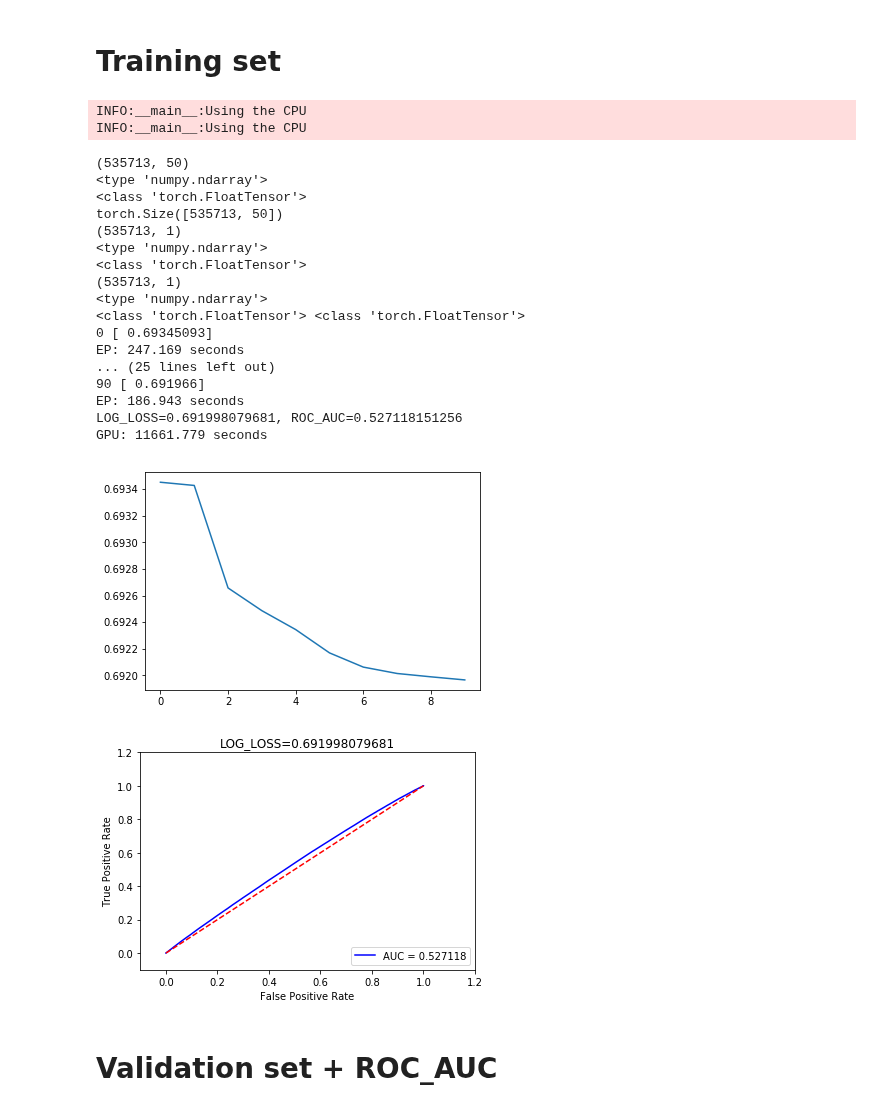
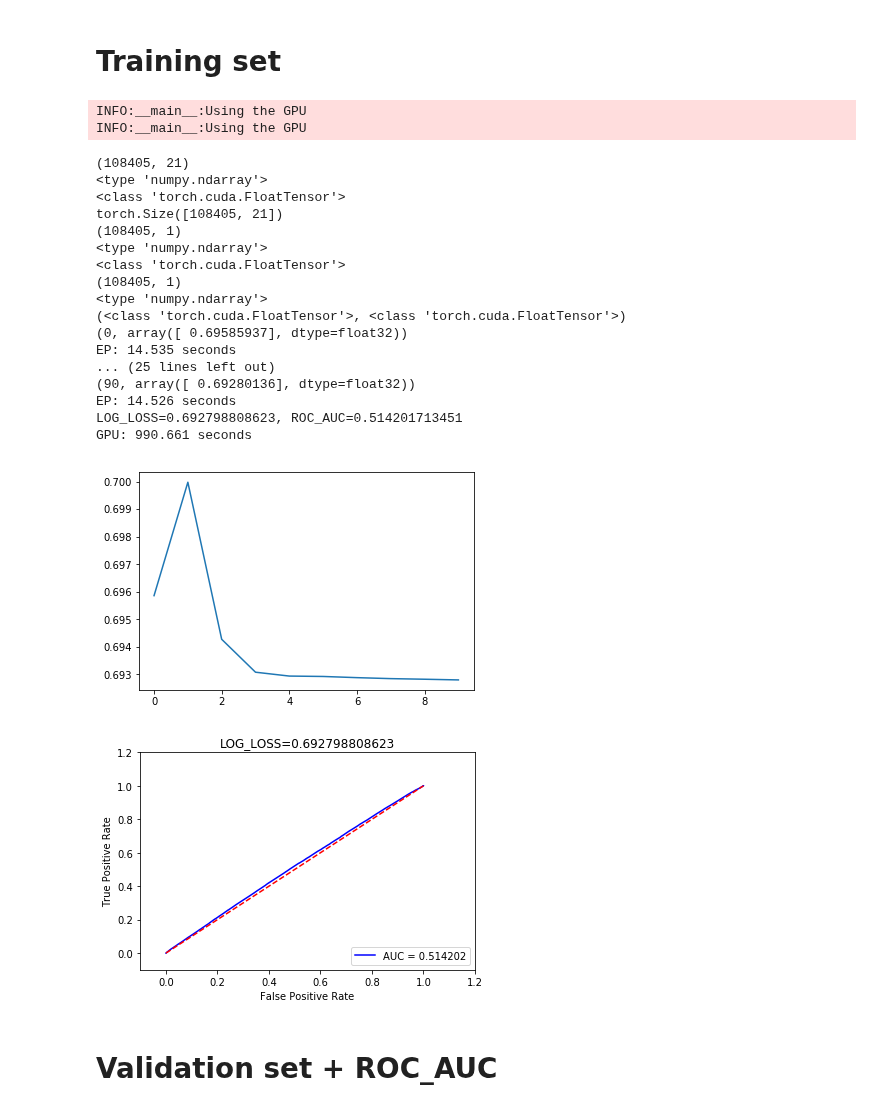
Before and after one commit to sunghoonyang/Deep-Learning-Boot-Camp, a Jupyter notebook: day02-PyTORCH-and-PyCUDA/PyTorch/55-PyTorch-using-CONV1D-on-one-dimensional-data-CNN.ipynb, the cells around one changed output. Cells and saved outputs as stored; diff of their text form; code cells hidden in the pictures.

Commit message:
PyTorch upgrade

```diff
--- a/day02-PyTORCH-and-PyCUDA/PyTorch/55-PyTorch-using-CONV1D-on-one-dimensional-data-CNN.ipynb
+++ b/day02-PyTORCH-and-PyCUDA/PyTorch/55-PyTorch-using-CONV1D-on-one-dimensional-data-CNN.ipynb
@@ -577,6 +514,8 @@ INFO:__main__:BCELoss (
 # %% [markdown]
 # Training set
 # %%
+torch.backends.cudnn.enabled=False
+
 import time
 start_time = time.time()
 epochs=100
@@ -609,49 +548,49 @@ for step in range(epochs):
         tu = (log_loss(target_y, pred_y),roc_auc_score(target_y,pred_y ))
         epoch_end_time = time.time()
         print ('{} {:6.3f} seconds'.format('EP:', epoch_end_time-epoch_start_time))
         print ('LOG_LOSS={}, ROC_AUC={} '.format(*tu))
 
 end_time = time.time()
 print ('{} {:6.3f} seconds'.format('GPU:', end_time-start_time))
 
 %matplotlib inline
 import matplotlib.pyplot as plt
 plt.plot(all_losses)
 plt.show()
 
 false_positive_rate, true_positive_rate, thresholds = roc_curve(target_y,pred_y)
 roc_auc = auc(false_positive_rate, true_positive_rate)
 
 plt.title('LOG_LOSS=' + str(log_loss(target_y, pred_y)))
 plt.plot(false_positive_rate, true_positive_rate, 'b', label='AUC = %0.6f' % roc_auc)
 plt.legend(loc='lower right')
 plt.plot([0, 1], [0, 1], 'r--')
 plt.xlim([-0.1, 1.2])
 plt.ylim([-0.1, 1.2])
 plt.ylabel('True Positive Rate')
 plt.xlabel('False Positive Rate')
 plt.show()
 # %% [output]
-INFO:__main__:Using the CPU
-INFO:__main__:Using the CPU
+INFO:__main__:Using the GPU
+INFO:__main__:Using the GPU
-(535713, 50)
+(108405, 21)
 <type 'numpy.ndarray'>
-<class 'torch.FloatTensor'>
-torch.Size([535713, 50])
-(535713, 1)
+<class 'torch.cuda.FloatTensor'>
+torch.Size([108405, 21])
+(108405, 1)
 <type 'numpy.ndarray'>
-<class 'torch.FloatTensor'>
-(535713, 1)
+<class 'torch.cuda.FloatTensor'>
+(108405, 1)
 <type 'numpy.ndarray'>
-<class 'torch.FloatTensor'> <class 'torch.FloatTensor'>
-0 [ 0.69345093]
-EP: 247.169 seconds
+(<class 'torch.cuda.FloatTensor'>, <class 'torch.cuda.FloatTensor'>)
+(0, array([ 0.69585937], dtype=float32))
+EP: 14.535 seconds
 ... (25 lines left out)
-90 [ 0.691966]
-EP: 186.943 seconds
-LOG_LOSS=0.691998079681, ROC_AUC=0.527118151256
-GPU: 11661.779 seconds
+(90, array([ 0.69280136], dtype=float32))
+EP: 14.526 seconds
+LOG_LOSS=0.692798808623, ROC_AUC=0.514201713451
+GPU: 990.661 seconds
-[figure, old version]
+[figure, new version]
 [figure]
 # %% [markdown]
 # Validation set + ROC_AUC
```
Also changed, not shown: parts of 7 cells of this notebook, 1 other file.
